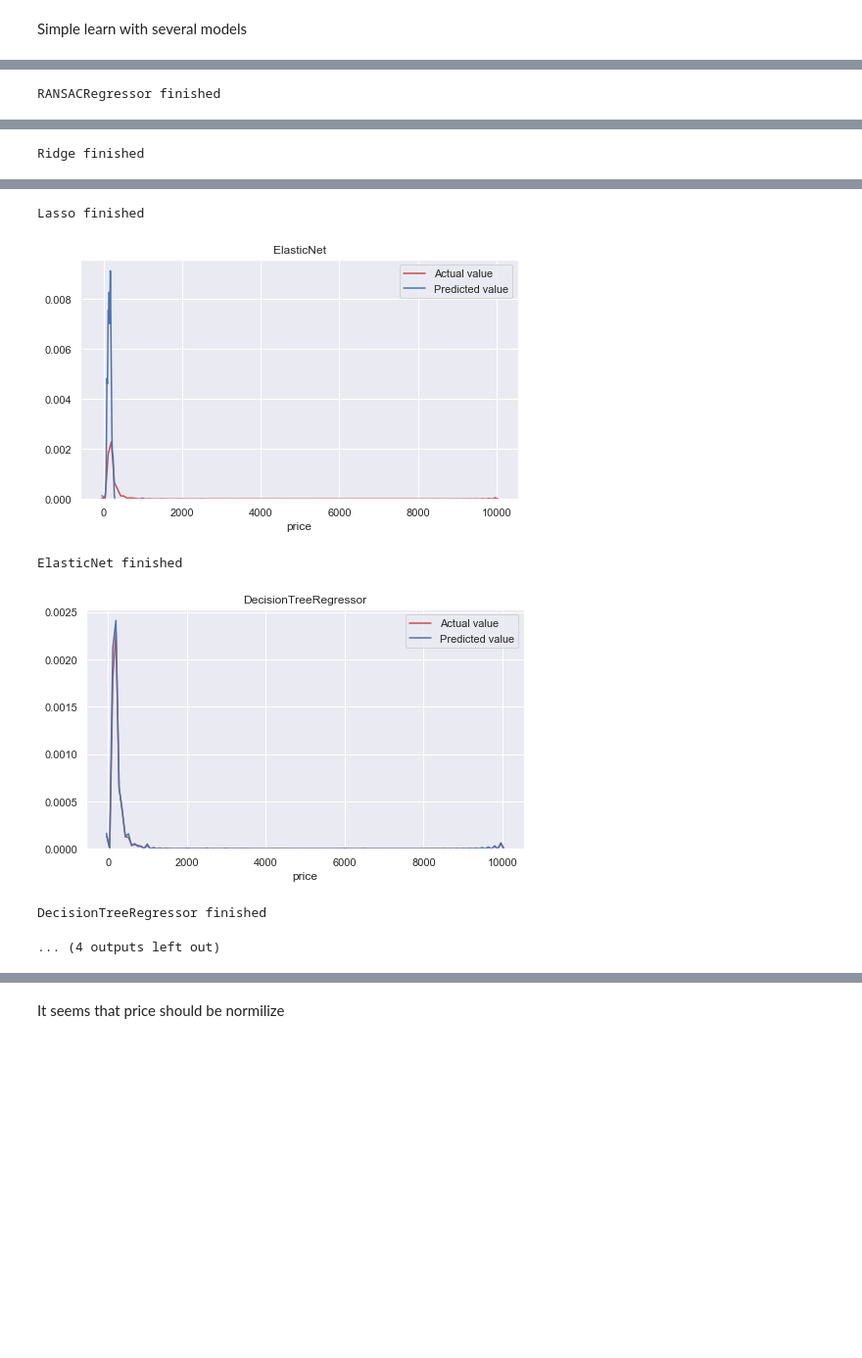
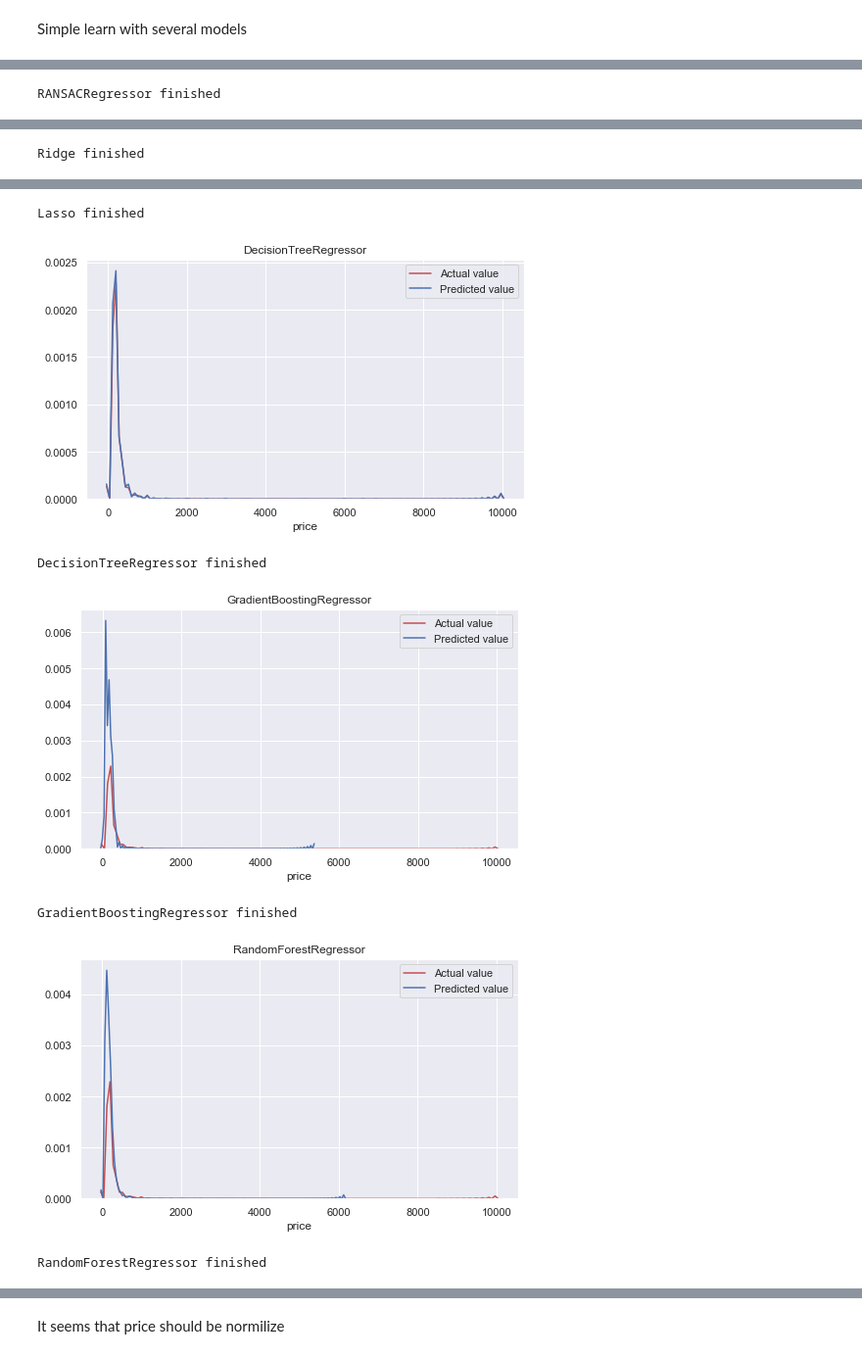
Before and after one commit to aleksanp/airbnb-prices, a Jupyter notebook: airbnb_learning.ipynb, the cells around one changed output, grey strips where cells are left out. Shown at 98% size. Saved outputs shown, nothing was run; the diff lists cells and outputs as text; code cells hidden in the pictures; blank space fills up the shorter version.

```diff
--- a/airbnb_learning.ipynb
+++ b/airbnb_learning.ipynb
@@ -285,0 +343,3 @@ from sklearn.metrics import mean_squared_error
+# %%
+num_x_train = x_train.select_dtypes(include=numerics)
+num_x_test = x_test.select_dtypes(include=numerics)
@@ -340,14 +424,23 @@ Label Encoding
 le_cols = ["neighbourhood"]
 label_encoder = LabelEncoder()
 
-# label_encoder.fit(x_train[label_cols])
-le_cols_train = pd.DataFrame(label_encoder.fit_transform(x_train[label_cols]),
-                            columns=le_cols)
+le_cols_train = pd.DataFrame(label_encoder.fit_transform(x_train[le_cols]),
+                             columns=le_cols)
 le_cols_train.index = x_train.index
 
-# In the test dataset the new labels will be replaced with the most frequent value
-label_encoder_dict = dict(zip(label_encoder.classes_, label_encoder.transform(label_encoder.classes_)))
-most_freq_label = int(x_train_le.value_counts().index[0])
-le_cols_test = pd.DataFrame(x_test["neighbourhood"]
-                            .apply(lambda name: label_encoder_dict.get(name, most_freq_label)),
-                            columns=le_cols)
+# In the test dataset new labels will be replaced with the most frequent value
+def find_most_freq(series, column):
+    return int(series[column].value_counts().index[0])
+
+def fill_data_test(x_train, x_test, column, encoder, new_value):
+    encoder_dict = dict(zip(encoder.classes_, encoder.transform(encoder.classes_)))
+    data_test_filled = pd.DataFrame(x_test[column]
+        .apply(lambda name: encoder_dict.get(name, new_value)), columns=[column])
+    return data_test_filled
+
+le_cols_test = pd.DataFrame()
+for column in le_cols:
+    most_freq_label = find_most_freq(le_cols_train, column)
+    column_filled = fill_data_test(le_cols_train, x_test, column,
+                                   label_encoder, most_freq_label)
+    le_cols_test = pd.concat((le_cols_test, column_filled), axis=1)
@@ -379,3 +490,10 @@ x_test_encoded = x_test.drop(oh_cols + label_cols, axis=1).join((oh_cols_test, l
+# %%
+num_x_test_scaled
+
+x_train_encoded = pd.concat((num_x_train_scaled, oh_cols_train, le_cols_train),
+                           axis=1)
+x_test_encoded = pd.concat((num_x_test_scaled, oh_cols_test, le_cols_test),
+                           axis=1)
 # %%
 x_train_encoded.head()
 # %% [output]
@@ -418,7 +545,7 @@ for model in list_of_models:
     y_pred = predict(model, x_train_encoded, y_train, x_test_encoded)
     results_append = pd.DataFrame(data=[[model.__name__, *evaluate(y_test, y_pred)]],
                                  columns=df_scores.columns)
-#     df_scores = df_scores.append(results_append, ignore_index = True)
+    df_scores = df_scores.append(results_append, ignore_index = True)
     ax = sns.distplot(y_test, hist=False, color='r', label='Actual value')
     sns.distplot(y_pred, hist=False, color='b', label='Predicted value', ax=ax)
     ax.set(title=model.__name__)
@@ -435,9 +562,10 @@ Ridge finished
 Lasso finished
-[figure, old version]
+[figure, new version]
-ElasticNet finished
+DecisionTreeRegressor finished
-[figure, old version]
+[figure, new version]
-DecisionTreeRegressor finished
+GradientBoostingRegressor finished
+[figure, added]
-... (4 outputs left out)
+RandomForestRegressor finished
 # %%
 df_scores
 # %% [output]
```
Also changed, not shown: parts of 54 cells of this notebook.
